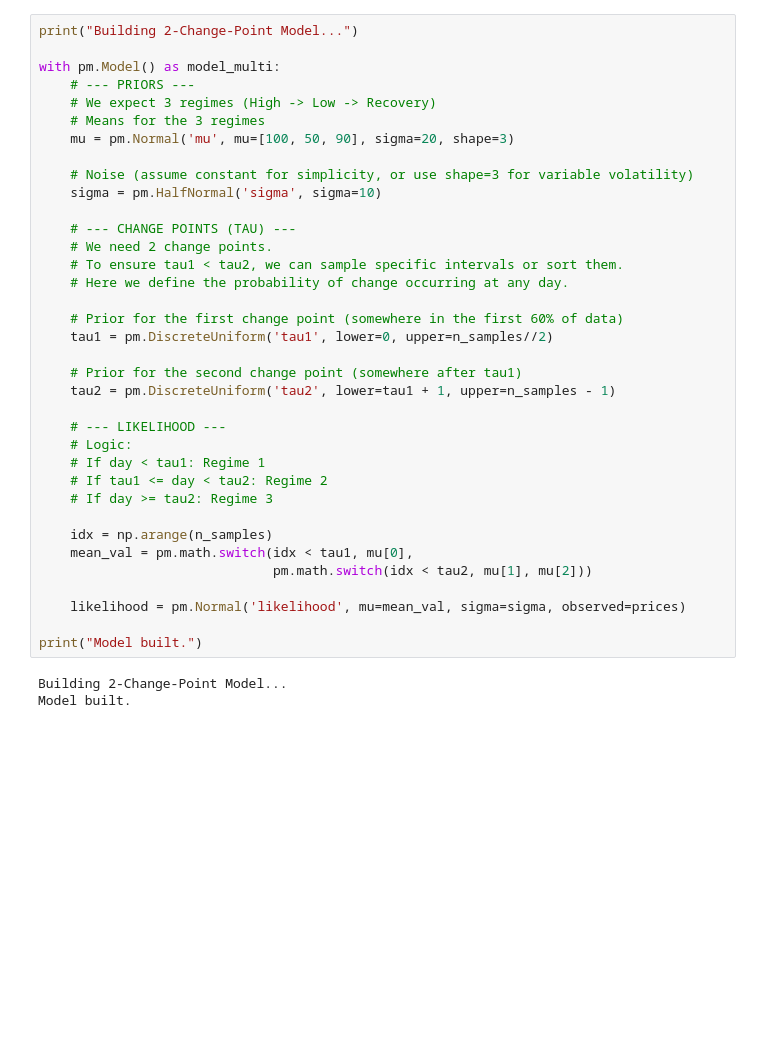
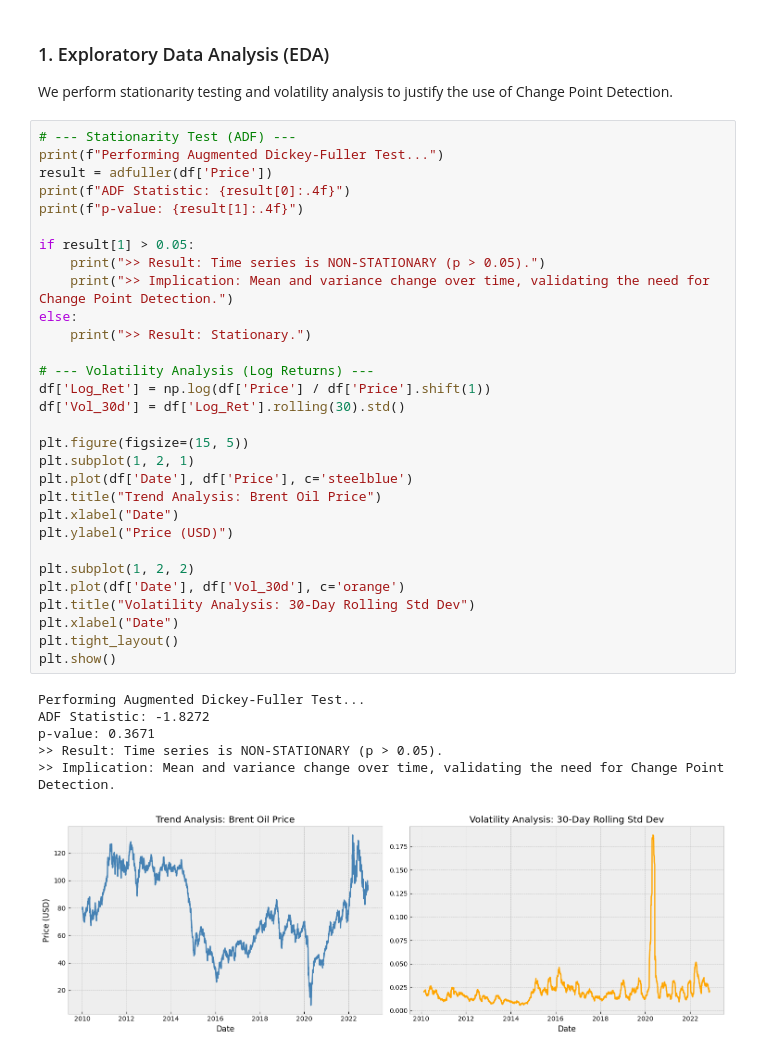
Before and after one commit to nazjobs/brent-oil-changepoint, a Jupyter notebook: notebooks/02_advanced_analysis.ipynb, the cells around one changed output. Drawn from its saved outputs; the diff is of its cells as text; blank space fills up the shorter version.

Commit message:
feat: enhance analysis with EDA (ADF test) and model specification details

```diff
--- a/notebooks/02_advanced_analysis.ipynb
+++ b/notebooks/02_advanced_analysis.ipynb
@@ -28,40 +29,41 @@ print(f"Data Loaded: {n_samples} days")
 Data Loaded: 3260 days
-# %%
-print("Building 2-Change-Point Model...")
-
-with pm.Model() as model_multi:
-    # --- PRIORS ---
-    # We expect 3 regimes (High -> Low -> Recovery)
-    # Means for the 3 regimes
-    mu = pm.Normal('mu', mu=[100, 50, 90], sigma=20, shape=3)
-
-    # Noise (assume constant for simplicity, or use shape=3 for variable volatility)
-    sigma = pm.HalfNormal('sigma', sigma=10)
-
-    # --- CHANGE POINTS (TAU) ---
-    # We need 2 change points.
-    # To ensure tau1 < tau2, we can sample specific intervals or sort them.
-    # Here we define the probability of change occurring at any day.
-
-    # Prior for the first change point (somewhere in the first 60% of data)
-    tau1 = pm.DiscreteUniform('tau1', lower=0, upper=n_samples//2)
-
-    # Prior for the second change point (somewhere after tau1)
-    tau2 = pm.DiscreteUniform('tau2', lower=tau1 + 1, upper=n_samples - 1)
-
-    # --- LIKELIHOOD ---
-    # Logic:
-    # If day < tau1: Regime 1
-    # If tau1 <= day < tau2: Regime 2
-    # If day >= tau2: Regime 3
-
-    idx = np.arange(n_samples)
-    mean_val = pm.math.switch(idx < tau1, mu[0],
-                              pm.math.switch(idx < tau2, mu[1], mu[2]))
-
-    likelihood = pm.Normal('likelihood', mu=mean_val, sigma=sigma, observed=prices)
-
-print("Model built.")
-# %% [output]
-Building 2-Change-Point Model...
-Model built.
+# %% [markdown]
+### 1. Exploratory Data Analysis (EDA)
+We perform stationarity testing and volatility analysis to justify the use of Change Point Detection.
+# %%
+# --- Stationarity Test (ADF) ---
+print(f"Performing Augmented Dickey-Fuller Test...")
+result = adfuller(df['Price'])
+print(f"ADF Statistic: {result[0]:.4f}")
+print(f"p-value: {result[1]:.4f}")
+
+if result[1] > 0.05:
+    print(">> Result: Time series is NON-STATIONARY (p > 0.05).")
+    print(">> Implication: Mean and variance change over time, validating the need for Change Point Detection.")
+else:
+    print(">> Result: Stationary.")
+
+# --- Volatility Analysis (Log Returns) ---
+df['Log_Ret'] = np.log(df['Price'] / df['Price'].shift(1))
+df['Vol_30d'] = df['Log_Ret'].rolling(30).std()
+
+plt.figure(figsize=(15, 5))
+plt.subplot(1, 2, 1)
+plt.plot(df['Date'], df['Price'], c='steelblue')
+plt.title("Trend Analysis: Brent Oil Price")
+plt.xlabel("Date")
+plt.ylabel("Price (USD)")
+
+plt.subplot(1, 2, 2)
+plt.plot(df['Date'], df['Vol_30d'], c='orange')
+plt.title("Volatility Analysis: 30-Day Rolling Std Dev")
+plt.xlabel("Date")
+plt.tight_layout()
+plt.show()
+# %% [output]
+Performing Augmented Dickey-Fuller Test...
+ADF Statistic: -1.8272
+p-value: 0.3671
+>> Result: Time series is NON-STATIONARY (p > 0.05).
+>> Implication: Mean and variance change over time, validating the need for Change Point Detection.
+[figure, added]
```
Also changed, not shown: parts of 6 cells of this notebook, 1 other file.
